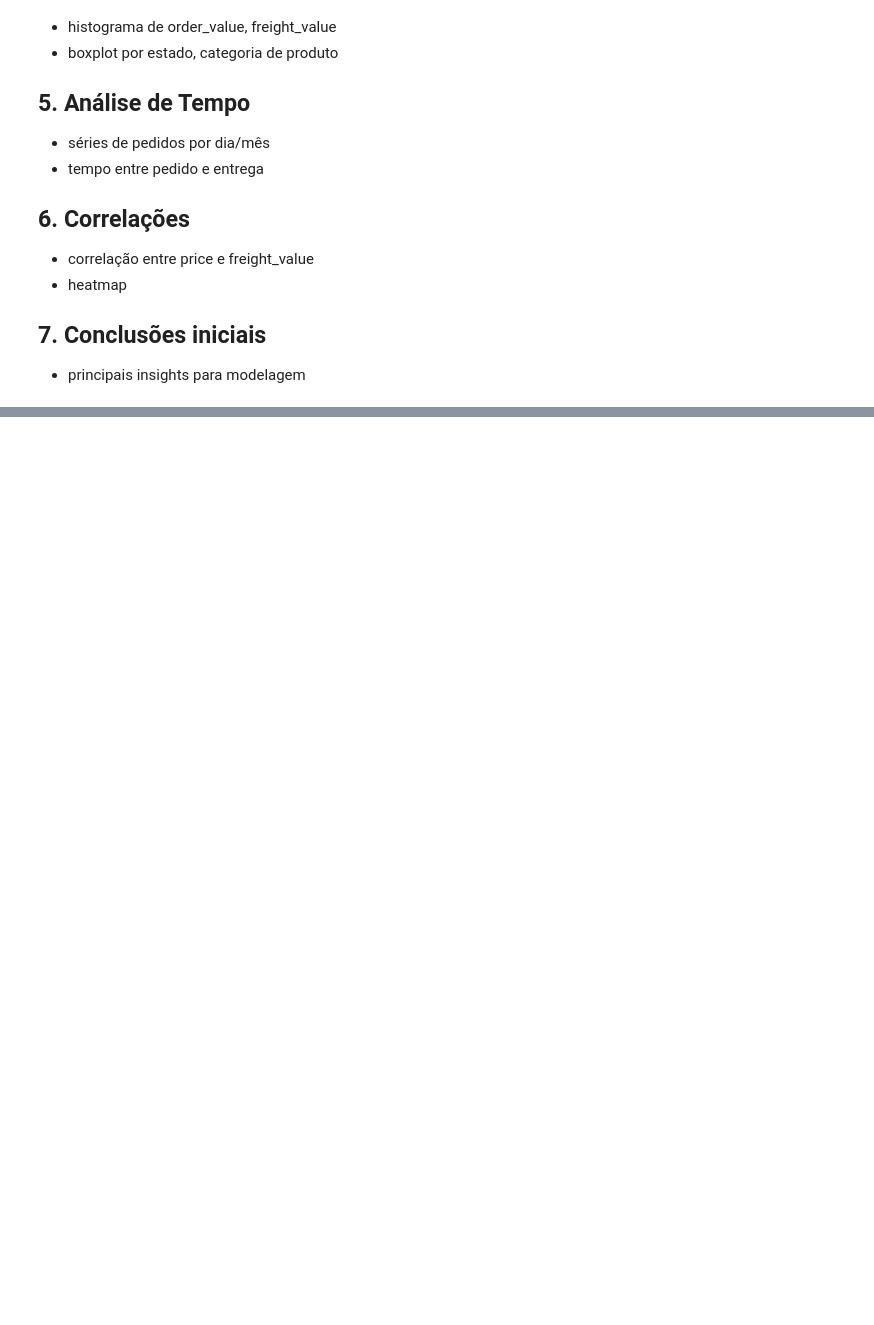
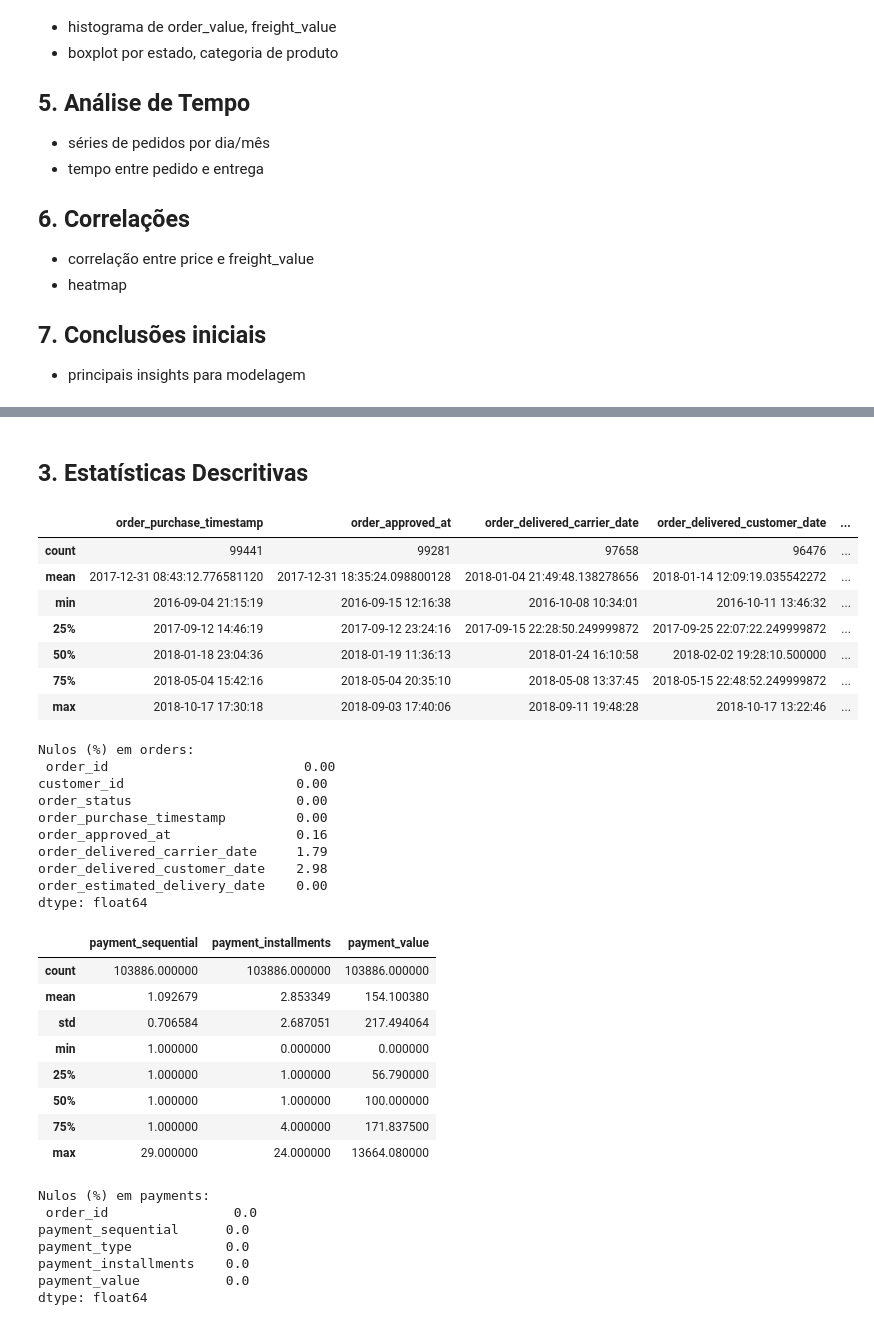
Before and after one commit to NetoSousa10/lapes-olist-pipeline, a Jupyter notebook: notebooks/01_eda_olist.ipynb, the cells around one changed output, grey strips where cells are left out. Cells and saved outputs as stored; diff of their text form; code cells hidden in the pictures; blank space fills up the shorter version.

```diff
--- a/notebooks/01_eda_olist.ipynb
+++ b/notebooks/01_eda_olist.ipynb
@@ -60,0 +93,50 @@ df.head()
+# %% [markdown]
+## 3. Estatísticas Descritivas
+# %%
+# Descritivas de orders
+display(df_orders.describe())
+
+# % de valores nulos em orders
+pct_null_orders = df_orders.isna().mean().round(4) * 100
+print("Nulos (%) em orders:\n", pct_null_orders, "\n")
+
+# Descritivas e nulos das principais colunas de interesse
+# (repita para as outras tabelas conforme necessário)
+display(df_payments.describe())
+pct_null_payments = df_payments.isna().mean().round(4) * 100
+print("Nulos (%) em payments:\n", pct_null_payments)
+# %% [output]
+|  | order_purchase_timestamp | order_approved_at | order_delivered_carrier_date | order_delivered_customer_date | ... |
+| count | 99441 | 99281 | 97658 | 96476 | ... |
+| mean | 2017-12-31 08:43:12.776581120 | 2017-12-31 18:35:24.098800128 | 2018-01-04 21:49:48.138278656 | 2018-01-14 12:09:19.035542272 | ... |
+| min | 2016-09-04 21:15:19 | 2016-09-15 12:16:38 | 2016-10-08 10:34:01 | 2016-10-11 13:46:32 | ... |
+| 25% | 2017-09-12 14:46:19 | 2017-09-12 23:24:16 | 2017-09-15 22:28:50.249999872 | 2017-09-25 22:07:22.249999872 | ... |
+| 50% | 2018-01-18 23:04:36 | 2018-01-19 11:36:13 | 2018-01-24 16:10:58 | 2018-02-02 19:28:10.500000 | ... |
+| 75% | 2018-05-04 15:42:16 | 2018-05-04 20:35:10 | 2018-05-08 13:37:45 | 2018-05-15 22:48:52.249999872 | ... |
+| max | 2018-10-17 17:30:18 | 2018-09-03 17:40:06 | 2018-09-11 19:48:28 | 2018-10-17 13:22:46 | ... |
+Nulos (%) em orders:
+ order_id                         0.00
+customer_id                      0.00
+order_status                     0.00
+order_purchase_timestamp         0.00
+order_approved_at                0.16
+order_delivered_carrier_date     1.79
+order_delivered_customer_date    2.98
+order_estimated_delivery_date    0.00
+dtype: float64
+|  | payment_sequential | payment_installments | payment_value |
+| count | 103886.000000 | 103886.000000 | 103886.000000 |
+| mean | 1.092679 | 2.853349 | 154.100380 |
+| std | 0.706584 | 2.687051 | 217.494064 |
+| min | 1.000000 | 0.000000 | 0.000000 |
+| 25% | 1.000000 | 1.000000 | 56.790000 |
+| 50% | 1.000000 | 1.000000 | 100.000000 |
+| 75% | 1.000000 | 4.000000 | 171.837500 |
+| max | 29.000000 | 24.000000 | 13664.080000 |
+Nulos (%) em payments:
+ order_id                0.0
+payment_sequential      0.0
+payment_type            0.0
+payment_installments    0.0
+payment_value           0.0
+dtype: float64
```
Also changed, not shown: parts of 10 cells of this notebook, 3 other files.
